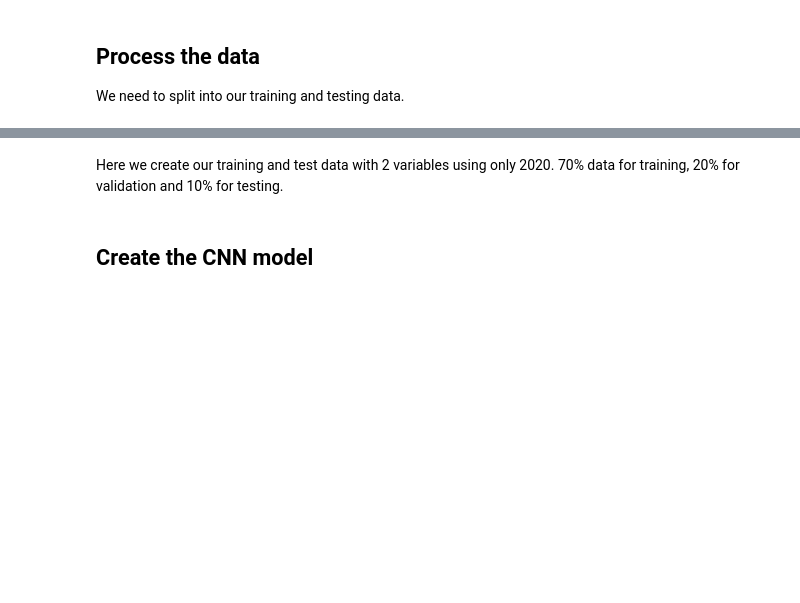
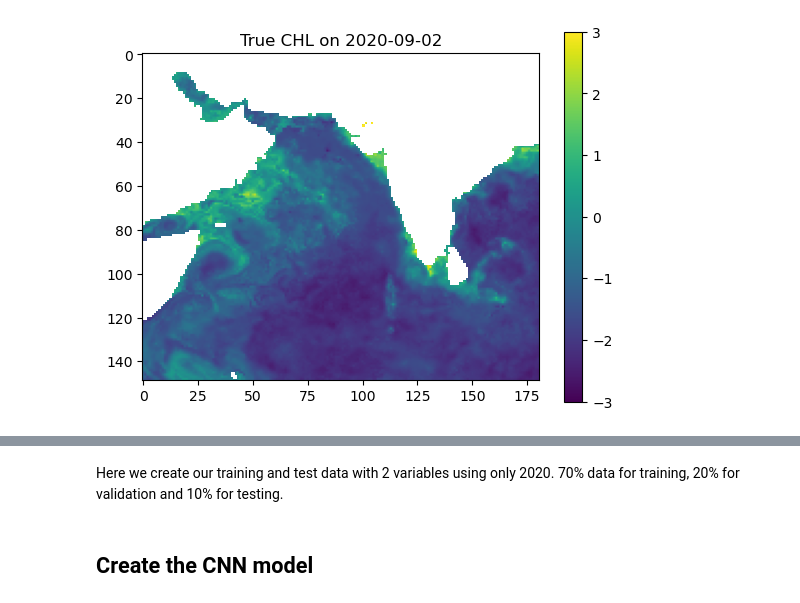
Before and after one commit to ocean-satellite-tools/mind-the-chl-gap, a Jupyter notebook: book/notebooks/CHL_prediction_CNN.ipynb, the cells around one changed output, grey strips where cells are left out. Cells and saved outputs as stored; diff of their text form; code cells hidden in the pictures; blank space fills up the shorter version.

```diff
--- a/book/notebooks/CHL_prediction_CNN.ipynb
+++ b/book/notebooks/CHL_prediction_CNN.ipynb
@@ -101,4 +262,8 @@ array(127.318726, dtype=float32)
-# %% [markdown]
-## Process the data
-
-We need to split into our training and testing data.
+# %%
+output = np.log(zarr_CHL.CHL.sel(time=date_to_predict))
+plt.imshow(output, vmin=-3, vmax=3)
+plt.colorbar()
+plt.title(f'True CHL on {date_to_predict}')
+plt.show()
+# %% [output]
+[figure, added]
```
Also changed, not shown: parts of 40 cells of this notebook.
